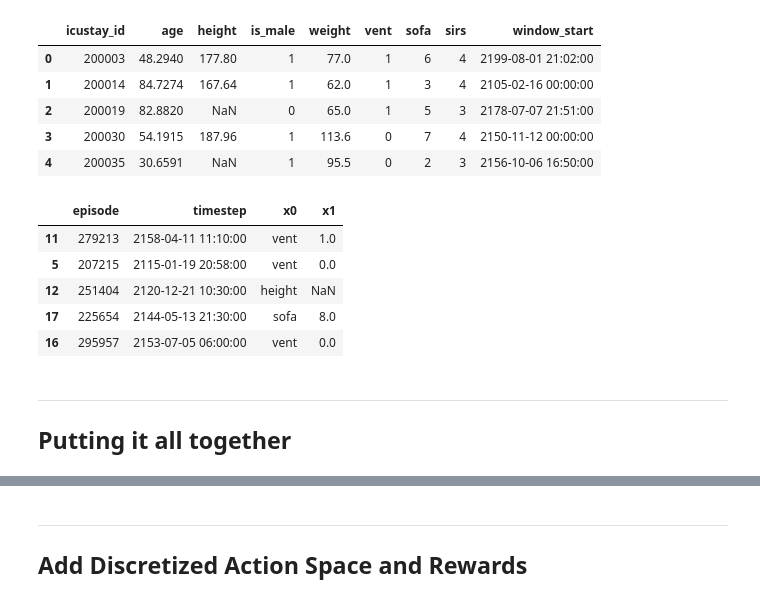
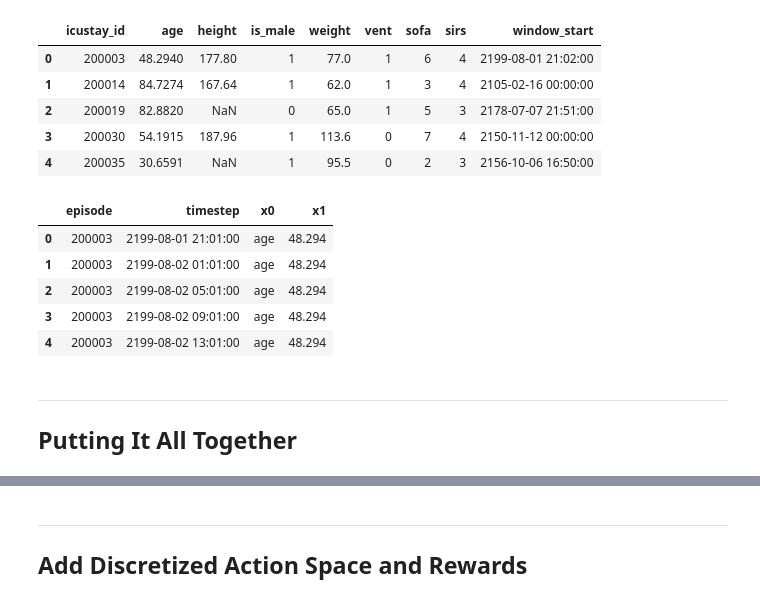
Before and after one commit to thomas097/Haemodynamic-Optimization-Reinforcement-Learning, a Jupyter notebook: preprocessing/MIMIC-III_preprocessing_attention_v1.ipynb, the cells around one changed output, grey strips where cells are left out. Cells and saved outputs as stored; diff of their text form; code cells hidden in the pictures.

```diff
--- a/preprocessing/MIMIC-III_preprocessing_attention_v1.ipynb
+++ b/preprocessing/MIMIC-III_preprocessing_attention_v1.ipynb
@@ -402,42 +410,43 @@ MetaVision iv_fluid records: 9203
 # %%
 if USE_CAREVUE:
     # Load data
-    ivfluid_cv_df = read_csv(DATA_DIR + 'inputevents_cv_cohort_v2.csv')
+    iv_fluid_cv_df = read_csv(DATA_DIR + 'inputevents_cv_cohort_v2.csv')
 
     # Sanity check: remove amounts outside (0, 5000) range
-    ivfluid_cv_df = ivfluid_cv_df.loc[(ivfluid_cv_df['amount'] > 0) & (ivfluid_cv_df['amount'] < 5000)]
+    iv_fluid_cv_df = iv_fluid_cv_df.loc[(iv_fluid_cv_df['amount'] > 0) & (iv_fluid_cv_df['amount'] < 5000)]
 
     # Compute duration in hours
-    ivfluid_cv_df['duration'] = (ivfluid_cv_df['endtime'] - ivfluid_cv_df['starttime']).astype('timedelta64[s]').astype(int) / 3600
+    iv_fluid_cv_df['duration'] = iv_fluid_cv_df['endtime'] - iv_fluid_cv_df['starttime']).astype('timedelta64[s]').astype(int) / 3600
 
     # Process admissions one-by-one
-    sampled_ivfluid_cv_dfs = []
-    for icustay_id, treatments in tqdm(ivfluid_cv_df.groupby('icustay_id'), desc='Grab another coffee!'):
+    sampled_iv_fluid_cv_dfs = []
+    for icustay_id, treatments in tqdm(iv_fluid_cv_df.groupby('icustay_id'), desc='Grab another coffee!'):
 
         # Is icustay part of cohort?
         if icustay_id not in interval_times:
             continue
 
         # Skip if already recorded by MV
-        if icustay in mv_iv_fluid_episodes:
+        if icustay_id in iv_fluid_mv_episodes:
             continue
 
         intervals = interval_times[icustay_id]
-        total_ivfluid = np.zeros(len(intervals), dtype=np.float64)
+        total_iv_fluid = np.zeros(len(intervals), dtype=np.float64)
 
         # Compute total IV fluid within each interval
         for i, (interval_start, interval_end) in enumerate(intervals):
-            total_ivfluid[i] = total_admin_in_interval(interval_start, interval_end, treatments)
+            total_iv_fluid[i] = total_admin_in_interval(interval_start, interval_end, treatments)
 
         # Convert to DataFrame
-        sampled_ivfluid_df = pd.DataFrame({'episode': icustay_id,
-                                           'timestep': [end for _, end in intervals],
-                                           'x0': 'total_iv_fluid',
-                                           'x1': np.nan_to_num(total_ivfluid, nan=0.0)}) # NaN = 0
-        sampled_ivfluid_cv_dfs.append(sampled_ivfluid_df)
+        sampled_iv_fluid_df = pd.DataFrame({'episode': icustay_id,
+                                            'timestep': [start for start, _ in intervals],
+                                            'x0': 'total_iv_fluid',
+                                            'x1': total_iv_fluid})
+        sampled_iv_fluid_cv_dfs.append(sampled_iv_fluid_df)
 
-    # Concat DataFrames of individual icustays
-    sampled_ivfluid_cv_df = pd.concat(sampled_ivfluid_mv_dfs)
-    del ivfluid_cv_df
+    # Concat DataFrames of individual admissions
+    sampled_iv_fluid_cv_df = pd.concat(sampled_iv_fluid_cv_dfs)
+
+    del iv_fluid_cv_df
 # %%
 # Get total IV fluid intake for one random patient
@@ -552,28 +574,26 @@ demo_df.head()
 | 3 | 200030 | 54.1915 | 187.96 | 1 | 113.6 | 0 | 7 | 4 | 2150-11-12 00:00:00 |
 | 4 | 200035 | 30.6591 | NaN | 1 | 95.5 | 0 | 2 | 3 | 2156-10-06 16:50:00 |
 # %%
+minute = pd.to_timedelta('1m')
+
 # Create df with demographics as measurements
 demo_dfs = []
 for icustay_id, icustay_demo_df in tqdm(demo_df.groupby('icustay_id')):
 
     # Repeat demographics at every decision point!
-    # (as we may need to truncate the sequence when it gets too long!)
-    timesteps = [end for _, end in interval_times[icustay_id]]
-
     for feat in USED_DEMOGRAPHICS:
         demo_df2 = pd.DataFrame({'episode': icustay_id,
-                                 'timestep': timesteps,
+                                 'timestep': [start - minute for start, _ in interval_times[icustay_id]], # one minute before actual decision point!
                                  'x0': feat,
                                  'x1': icustay_demo_df[feat].values[0]})
-
-        demo_dfs.append(new_demographidemo_df2cs_df)
+        demo_dfs.append(demo_df2)
 
 demo_df = pd.concat(demo_dfs)
 demo_df.head()
 # %% [output]
 |  | episode | timestep | x0 | x1 |
-| 11 | 279213 | 2158-04-11 11:10:00 | vent | 1.0 |
-| 5 | 207215 | 2115-01-19 20:58:00 | vent | 0.0 |
-| 12 | 251404 | 2120-12-21 10:30:00 | height | NaN |
-| 17 | 225654 | 2144-05-13 21:30:00 | sofa | 8.0 |
-| 16 | 295957 | 2153-07-05 06:00:00 | vent | 0.0 |
+| 0 | 200003 | 2199-08-01 21:01:00 | age | 48.294 |
+| 1 | 200003 | 2199-08-02 01:01:00 | age | 48.294 |
+| 2 | 200003 | 2199-08-02 05:01:00 | age | 48.294 |
+| 3 | 200003 | 2199-08-02 09:01:00 | age | 48.294 |
+| 4 | 200003 | 2199-08-02 13:01:00 | age | 48.294 |
@@ -583,6 +602,6 @@ shuffled_demo_df
 # %% [markdown]
 ---
-## Putting it all together
+## Putting It All Together
 # %%
 # Merge measurement DataFrames
 full_df = pd.concat([sampled_vaso_df,
```
Also changed, not shown: parts of 50 cells of this notebook, 3 other files.
